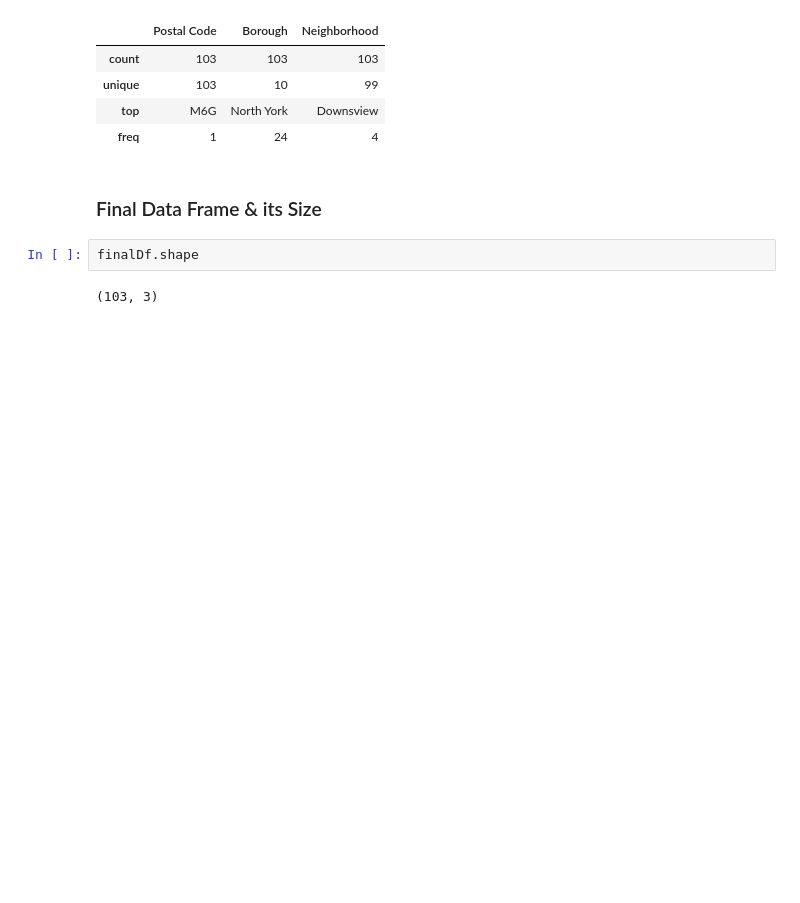
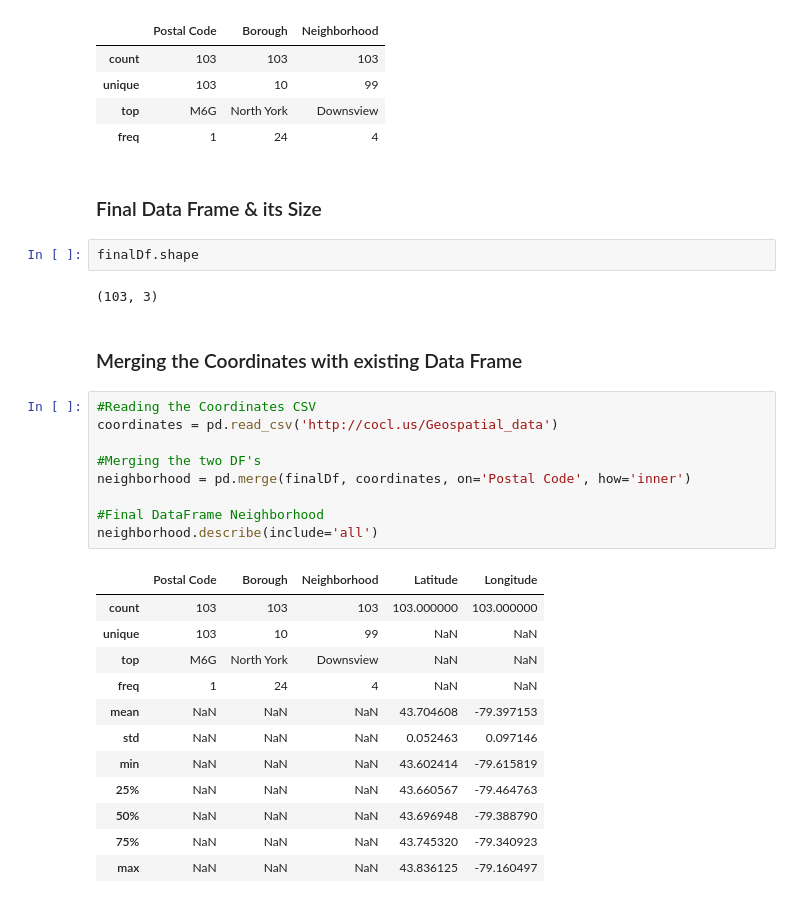
Before and after one commit to indraneel207/Coursera, a Jupyter notebook: Applied Data Science Capstone.ipynb, the cells around one changed output. Cells and saved outputs as stored; diff of their text form; blank space fills up the shorter version.

```diff
--- a/Applied Data Science Capstone.ipynb
+++ b/Applied Data Science Capstone.ipynb
@@ -71,3 +88,27 @@ finalDf.describe()
 finalDf.shape
 # %% [output]
 (103, 3)
+# %% [markdown]
+### Merging the Coordinates with existing Data Frame
+# %%
+#Reading the Coordinates CSV
+coordinates = pd.read_csv('http://cocl.us/Geospatial_data')
+
+#Merging the two DF's
+neighborhood = pd.merge(finalDf, coordinates, on='Postal Code', how='inner')
+
+#Final DataFrame Neighborhood
+neighborhood.describe(include='all')
+# %% [output]
+|  | Postal Code | Borough | Neighborhood | Latitude | Longitude |
+| count | 103 | 103 | 103 | 103.000000 | 103.000000 |
+| unique | 103 | 10 | 99 | NaN | NaN |
+| top | M6G | North York | Downsview | NaN | NaN |
+| freq | 1 | 24 | 4 | NaN | NaN |
+| mean | NaN | NaN | NaN | 43.704608 | -79.397153 |
+| std | NaN | NaN | NaN | 0.052463 | 0.097146 |
+| min | NaN | NaN | NaN | 43.602414 | -79.615819 |
+| 25% | NaN | NaN | NaN | 43.660567 | -79.464763 |
+| 50% | NaN | NaN | NaN | 43.696948 | -79.388790 |
+| 75% | NaN | NaN | NaN | 43.745320 | -79.340923 |
+| max | NaN | NaN | NaN | 43.836125 | -79.160497 |
```
Also changed, not shown: parts of 11 cells of this notebook.
